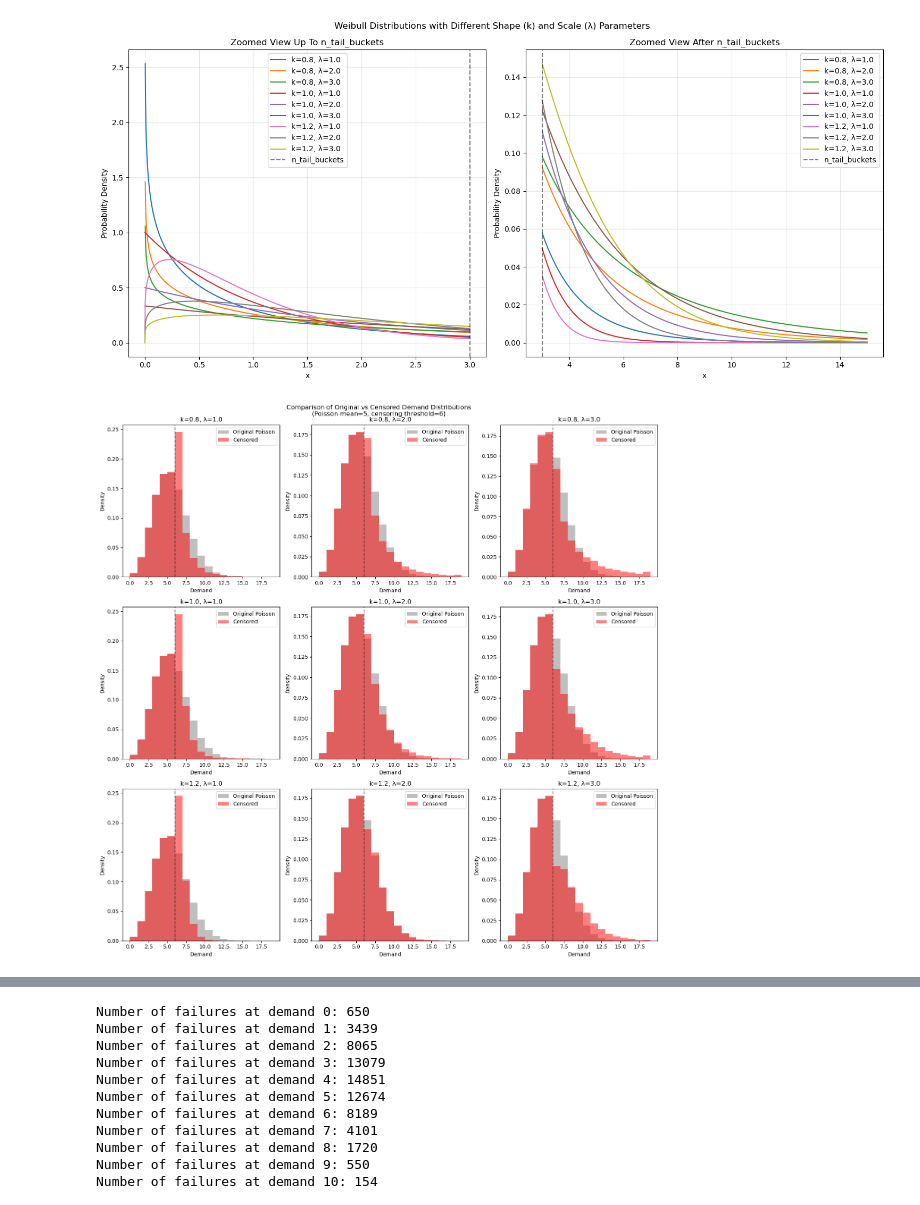
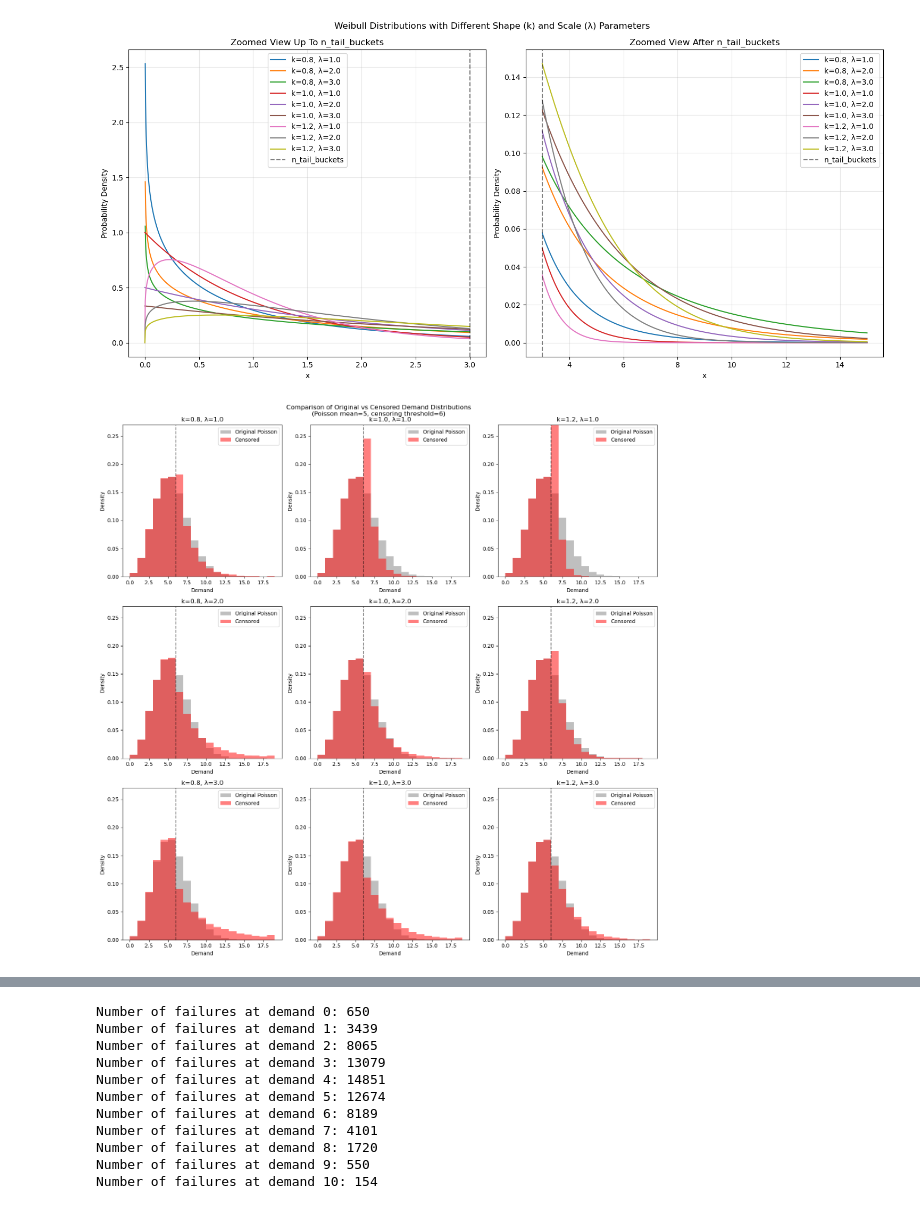
Before and after one commit to minuk302/Neural_inventory_control, a Jupyter notebook: censored_demands.ipynb, the cells around one changed output, grey strips where cells are left out. Saved outputs shown, nothing was run; the diff lists cells and outputs as text; code cells hidden in the pictures.

```diff
--- a/censored_demands.ipynb
+++ b/censored_demands.ipynb
@@ -140,44 +140,64 @@ fig.suptitle('Comparison of Original vs Censored Demand Distributions\n' +
 
 np.random.seed(42)
 poisson_samples = np.random.poisson(mean, size=num_samples*periods)
-for i, k in enumerate(k_values):
-    for j, fixed_lambda in enumerate(lambda_values):
-        # Initialize generator
+
+# First pass to find global y limits
+y_max = 0
+for i, fixed_lambda in enumerate(lambda_values):
+    for j, k in enumerate(k_values):
         generator = WeibullDemandGenerator(num_samples=num_samples, periods=periods)
         generator.k = k
 
-        # Set parameters
         problem_params = {
             'censoring_threshold': censoring_threshold,
             'n_stores': 1,
             'n_tail_buckets': 0
         }
         demand_params = {
             'mean': mean
         }
 
-        # Generate censored demand
         censored_data = generator.fit_and_sample(problem_params, demand_params, seed=42, fixed_lambda=fixed_lambda)
 
-        # Plot histograms
+        # Get max height from both histograms
+        _, bins = np.histogram(poisson_samples, bins=range(0,20), density=True)
+        hist1, _ = np.histogram(poisson_samples, bins=bins, density=True)
+        hist2, _ = np.histogram(censored_data.flatten(), bins=bins, density=True)
+        y_max = max(y_max, max(np.max(hist1), np.max(hist2)))
+
+# Second pass to plot with consistent y limits
+for i, fixed_lambda in enumerate(lambda_values):
+    for j, k in enumerate(k_values):
+        generator = WeibullDemandGenerator(num_samples=num_samples, periods=periods)
+        generator.k = k
+
+        problem_params = {
+            'censoring_threshold': censoring_threshold,
+            'n_stores': 1,
+            'n_tail_buckets': 3
+        }
+        demand_params = {
+            'mean': mean
+        }
+
+        censored_data = generator.fit_and_sample(problem_params, demand_params, seed=42, fixed_lambda=fixed_lambda)
+
         ax = axes[i,j]
 
-        # Original Poisson distribution
         ax.hist(poisson_samples, bins=range(0,20), alpha=0.5, density=True, label='Original Poisson', color='gray')
-
-        # Censored distribution
         ax.hist(censored_data.flatten(), bins=range(0,20), alpha=0.5, density=True, label='Censored', color='red')
 
         ax.axvline(x=censoring_threshold, color='black', linestyle='--', alpha=0.5)
         ax.set_title(f'k={k}, λ={fixed_lambda}')
         ax.set_xlabel('Demand')
         ax.set_ylabel('Density')
+        ax.set_ylim(0, y_max * 1.1)  # Add 10% padding
         ax.legend()
 
 plt.tight_layout()
 plt.show()
 # %% [output]
-[figure, old version]
+[figure, new version]
 # %%
 import numpy as np
 from scipy import stats, optimize
```
Also changed, not shown: parts of 1 cell of this notebook, 24 other files.
